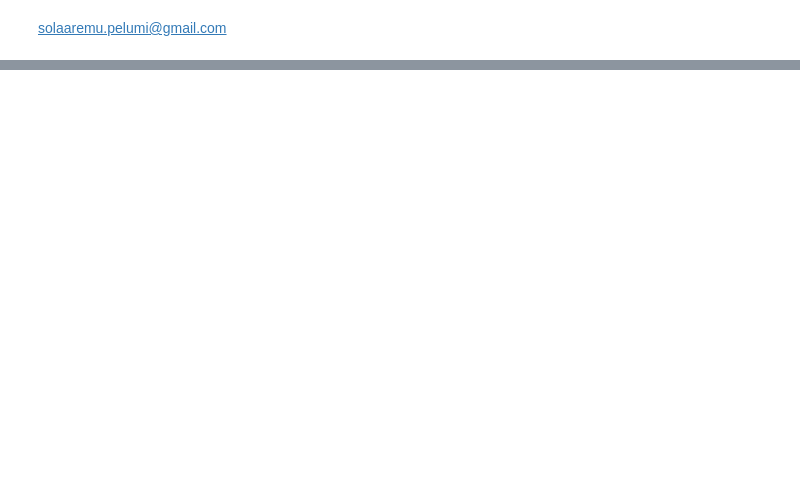
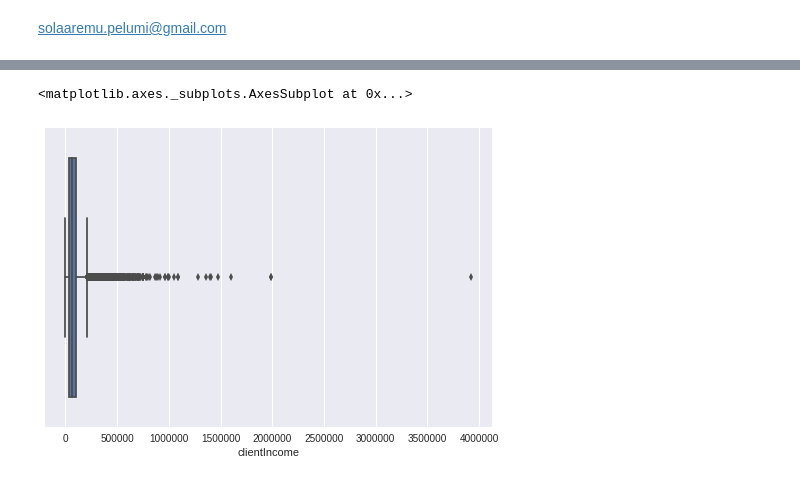
Before and after one commit to Saplos/arise-final-challenge, a Jupyter notebook: arise_final_challenge.ipynb, the cells around one changed output, grey strips where cells are left out. Saved outputs shown, nothing was run; the diff lists cells and outputs as text; code cells hidden in the pictures; blank space fills up the shorter version.

```diff
--- a/arise_final_challenge.ipynb
+++ b/arise_final_challenge.ipynb
@@ -8,0 +201,5 @@ SyntaxError: ignored
+# %%
+sns.boxplot(df['clientIncome'])
+# %% [output]
+<matplotlib.axes._subplots.AxesSubplot at 0x...>
+[figure, added]
```
Also changed, not shown: parts of 102 cells of this notebook.
